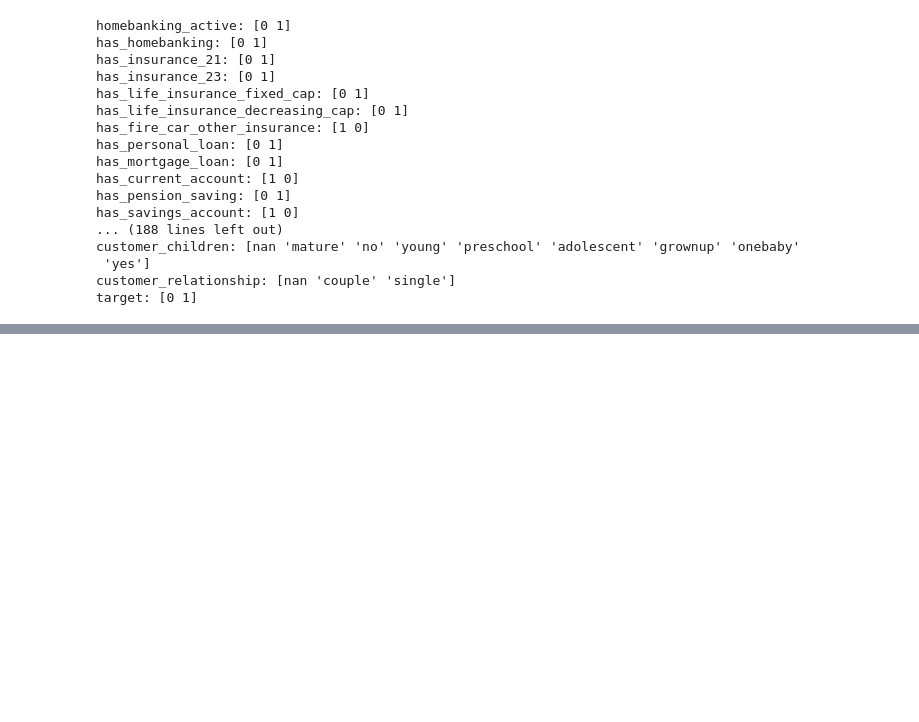
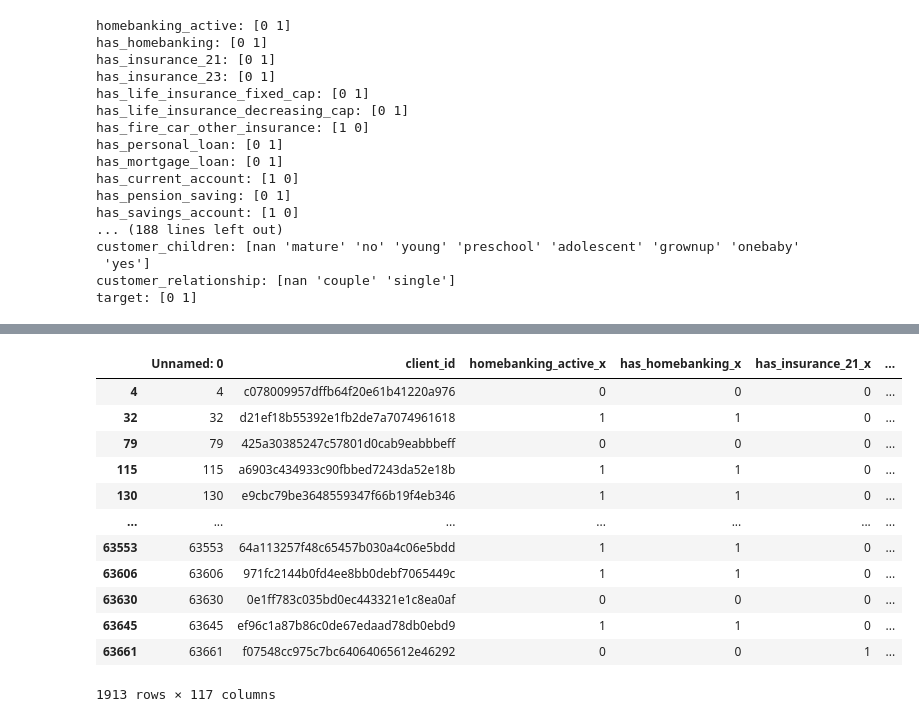
Before and after one commit to imaination/Churn_Prediction, a Jupyter notebook: code/data_exploration.ipynb, the cells around one changed output, grey strips where cells are left out. Drawn from its saved outputs; the diff is of its cells as text; code cells hidden in the pictures; blank space fills up the shorter version.

Commit message:
explore churners

```diff
--- a/code/data_exploration.ipynb
+++ b/code/data_exploration.ipynb
@@ -151,6 +151,23 @@ cat_hist(data, 'customer_postal_code', 'target')
 cat_hist(data, 'customer_children', 'target')
 # %% [output]
 [interactive output not drawn]
+# %%
+# Look at churners
+data[data['target']==1]
+# %% [output]
+|  | Unnamed: 0 | client_id | homebanking_active_x | has_homebanking_x | has_insurance_21_x | ... |
+| 4 | 4 | c078009957dffb64f20e61b41220a976 | 0 | 0 | 0 | ... |
+| 32 | 32 | d21ef18b55392e1fb2de7a7074961618 | 1 | 1 | 0 | ... |
+| 79 | 79 | 425a30385247c57801d0cab9eabbbeff | 0 | 0 | 0 | ... |
+| 115 | 115 | a6903c434933c90fbbed7243da52e18b | 1 | 1 | 0 | ... |
+| 130 | 130 | e9cbc79be3648559347f66b19f4eb346 | 1 | 1 | 0 | ... |
+| ... | ... | ... | ... | ... | ... | ... |
+| 63553 | 63553 | 64a113257f48c65457b030a4c06e5bdd | 1 | 1 | 0 | ... |
+| 63606 | 63606 | 971fc2144b0fd4ee8bb0debf7065449c | 1 | 1 | 0 | ... |
+| 63630 | 63630 | 0e1ff783c035bd0ec443321e1c8ea0af | 0 | 0 | 0 | ... |
+| 63645 | 63645 | ef96c1a87b86c0de67edaad78db0ebd9 | 1 | 1 | 0 | ... |
+| 63661 | 63661 | f07548cc975c7bc64064065612e46292 | 0 | 0 | 1 | ... |
+1913 rows × 117 columns
 # %%
 # Features:
 
```
Also changed, not shown: parts of 3 cells of this notebook.
